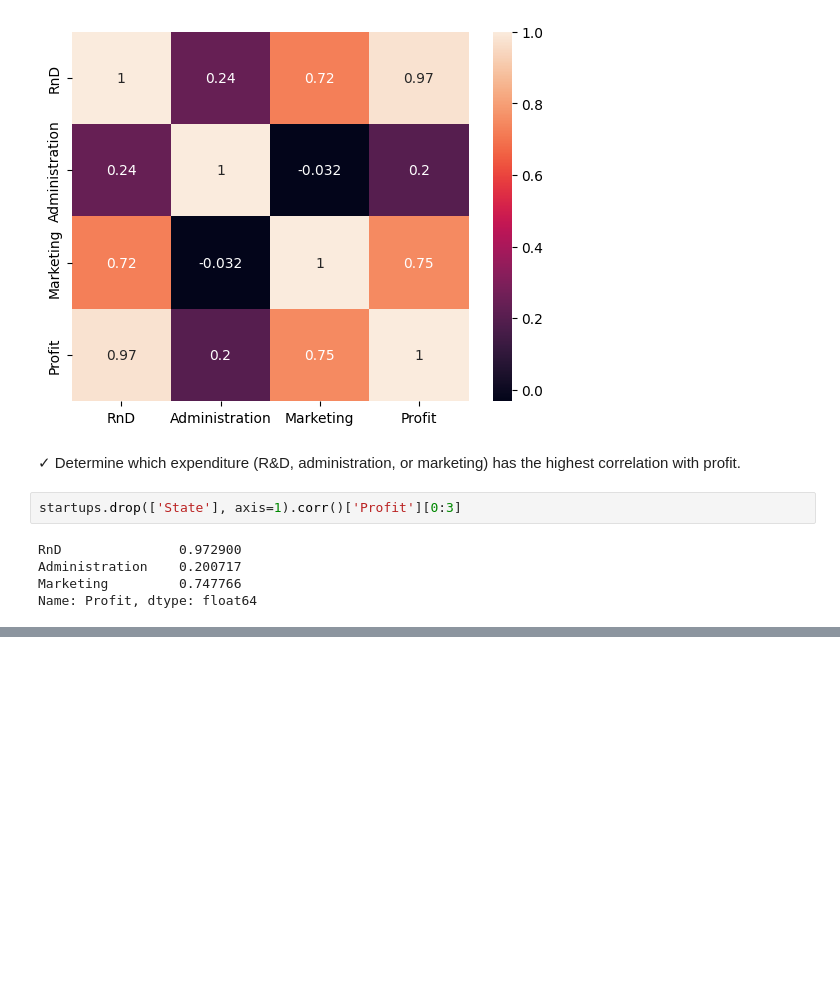
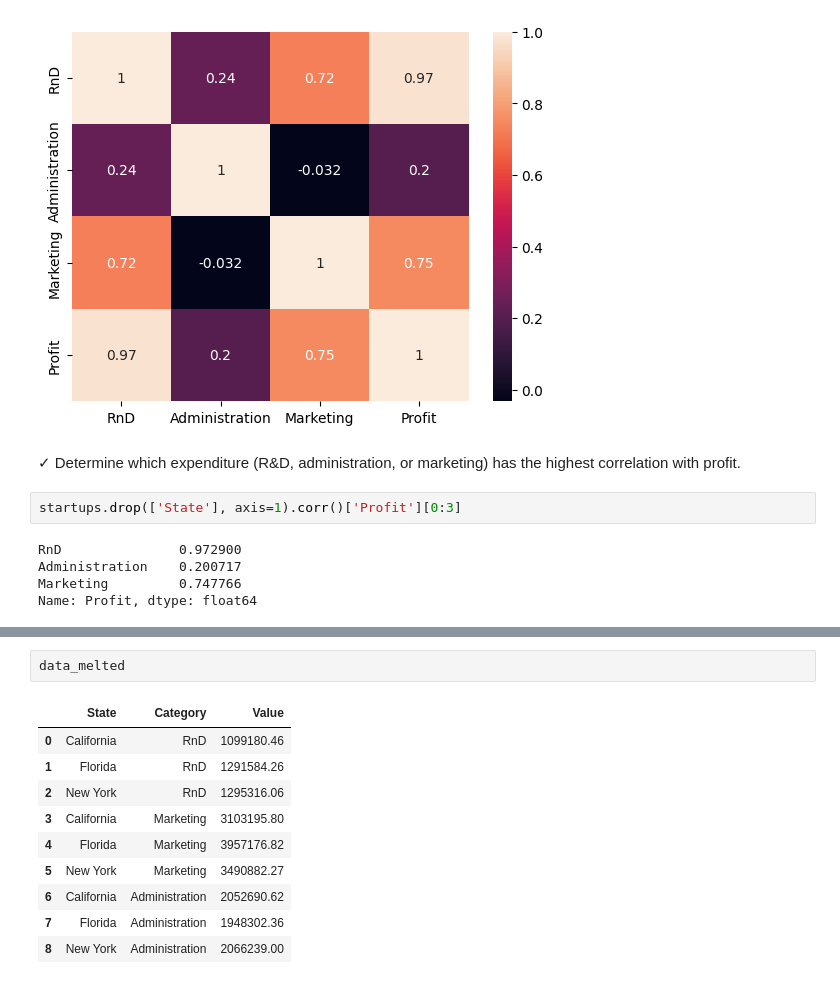
Before and after one commit to Chirantan2/StartupsDataVisualisation, a Jupyter notebook: code.ipynb, the cells around one changed output, grey strips where cells are left out. Cells and saved outputs as stored; diff of their text form; blank space fills up the shorter version.

```diff
--- a/code.ipynb
+++ b/code.ipynb
@@ -153,0 +264,13 @@ Name: Profit, dtype: float64
+# %%
+data_melted
+# %% [output]
+|  | State | Category | Value |
+| 0 | California | RnD | 1099180.46 |
+| 1 | Florida | RnD | 1291584.26 |
+| 2 | New York | RnD | 1295316.06 |
+| 3 | California | Marketing | 3103195.80 |
+| 4 | Florida | Marketing | 3957176.82 |
+| 5 | New York | Marketing | 3490882.27 |
+| 6 | California | Administration | 2052690.62 |
+| 7 | Florida | Administration | 1948302.36 |
+| 8 | New York | Administration | 2066239.00 |
```
Also changed, not shown: parts of 17 cells of this notebook, 1 other file.
